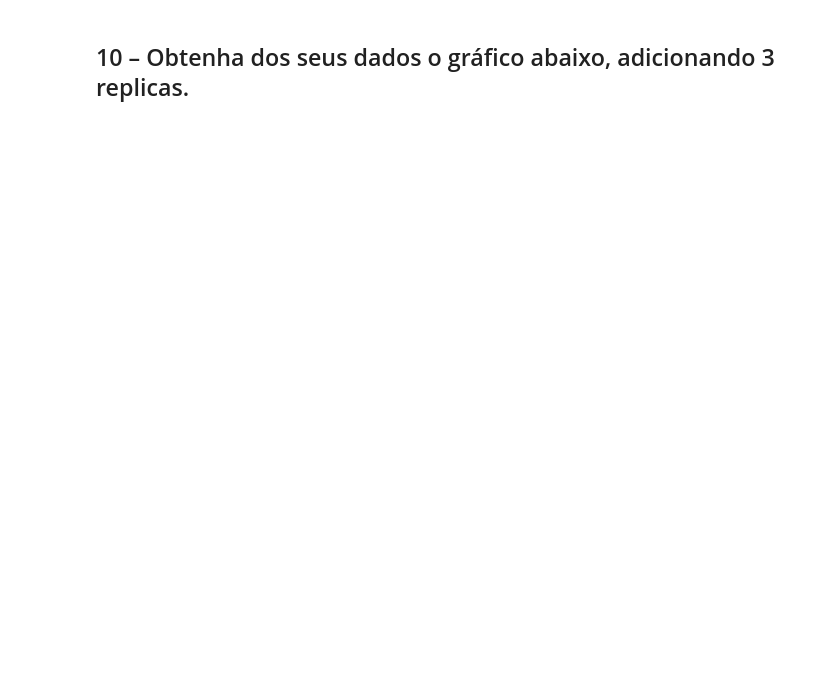
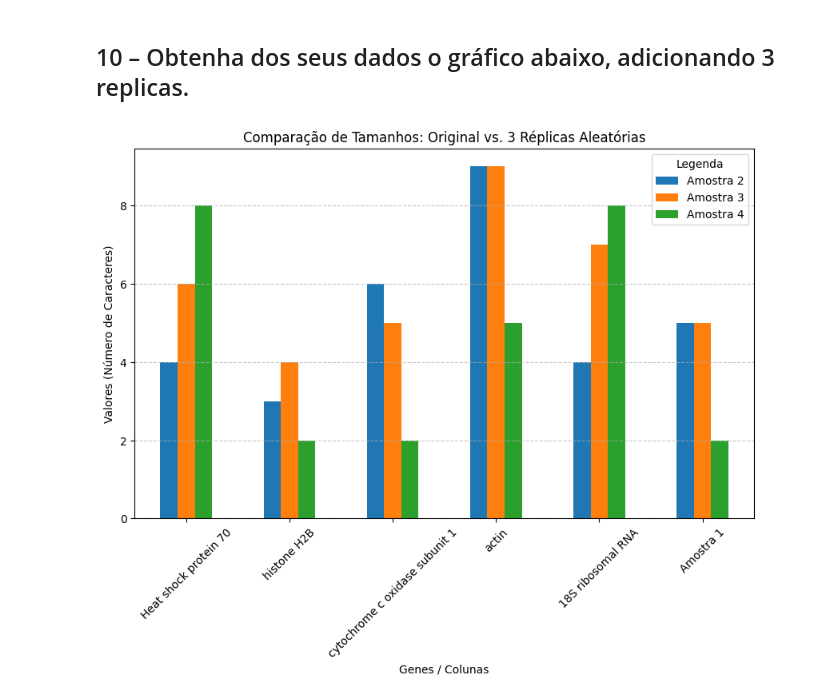
Before and after one commit to marchettom/Disciplina-Python, a Jupyter notebook: 13-Variáveis_Qualitativas_2026-03-30.ipynb, the cells around one changed output. Drawn from its saved outputs; the diff is of its cells as text; code cells hidden in the pictures; blank space fills up the shorter version.

```diff
--- a/13-Variáveis_Qualitativas_2026-03-30.ipynb
+++ b/13-Variáveis_Qualitativas_2026-03-30.ipynb
@@ -119,2 +138,13 @@ plt.show()
 # %% [markdown]
 ## 08 – Usando a função randint(), da classe random do módulo numpy (np.random.randint(1,10,5)), instancie objeto da classe numpy array. Calcule as frequências desta nova amostra, considerando que à uma ordem entre os genes. Insira na DataFrame este objeto como "Amostra 2".
+# %%
+import numpy as np
+
+num_colunas = df_filtrado.shape[1]
+
+
+amostra_2_array = np.random.randint(1, 10, size=num_colunas)
+
+df_filtrado.loc['Amostra 2'] = amostra_2_array
+
+df_filtrado
@@ -121,2 +155,19 @@ plt.show()
 # %% [markdown]
 ## 09 – Repita o exercício 8, inserindo na DataFrame as replicas "Amostra 3“, "Amostra 4“, "Amostra 5“ e "Amostra 6".
+# %%
+import numpy as np
+
+novas_amostras = ["Amostra 3", "Amostra 4", "Amostra 5", "Amostra 6"]
+
+# quantidade de colunas atual para evitar o erro de "mismatched columns"
+num_colunas = df_filtrado.shape[1]
+
+
+for nome_amostra in novas_amostras:
+    # Gera 1 array aleatório para cada iteração
+    valores_aleatorios = np.random.randint(1, 10, size=num_colunas)
+
+
+    df_filtrado.loc[nome_amostra] = valores_aleatorios
+
+df_filtrado
@@ -123,2 +182,21 @@ plt.show()
 # %% [markdown]
 ## 10 – Obtenha dos seus dados o gráfico abaixo, adicionando 3 replicas.
+# %%
+import matplotlib.pyplot as plt
+
+# 'tamanho_nome'  + as Amostras 2, 3 e 4 (3 réplicas)
+df_plot = df_filtrado.loc[['tamanho_nome', 'Amostra 2', 'Amostra 3', 'Amostra 4']]
+
+# Transpor para que os Genes fiquem no eixo X e as Amostras na legenda
+df_plot.T.plot(kind='bar', figsize=(10, 6))
+
+plt.title("Comparação de Tamanhos: Original vs. 3 Réplicas Aleatórias")
+plt.xlabel("Genes / Colunas")
+plt.ylabel("Valores (Número de Caracteres)")
+plt.legend(title="Legenda")
+plt.xticks(rotation=45)
+plt.grid(axis='y', linestyle='--', alpha=0.7)
+
+plt.show()
+# %% [output]
+[figure, added]
```
Also changed, not shown: parts of 10 cells of this notebook, 2 other files.
